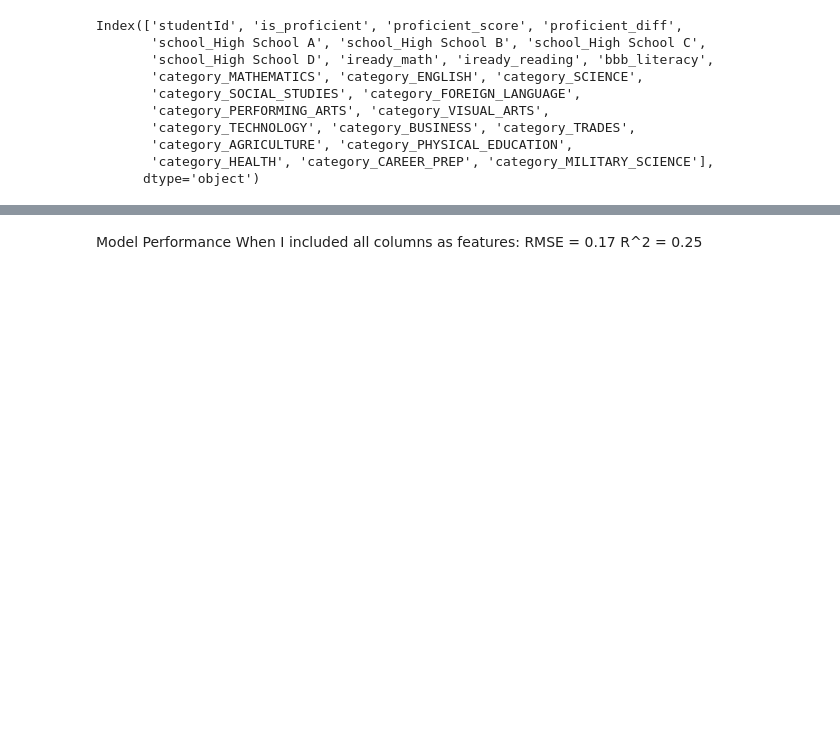
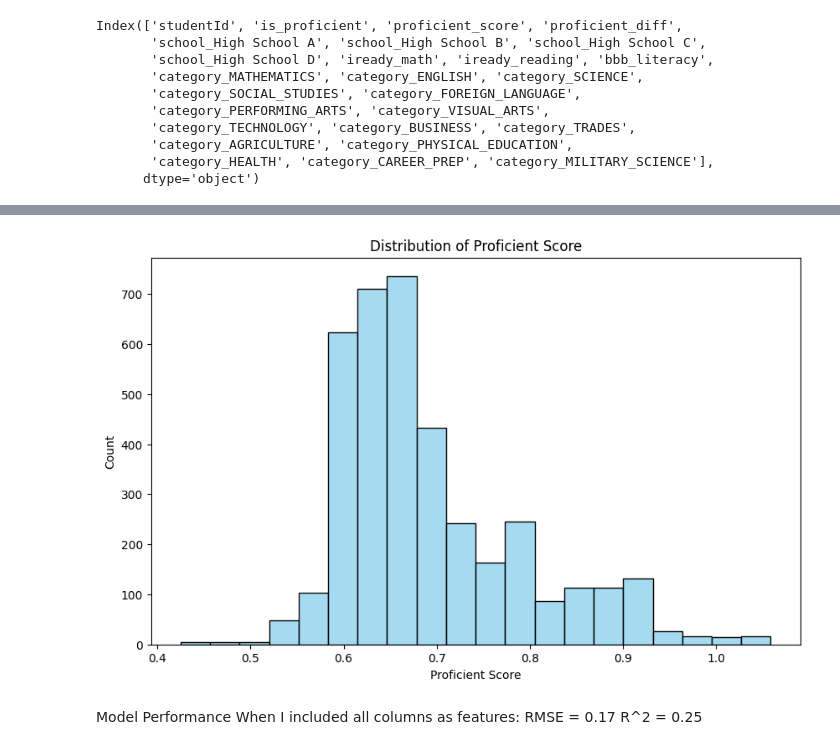
Before and after one commit to level-data-1a/predicting-proficiency, a Jupyter notebook: LinearRegression.ipynb, the cells around one changed output, grey strips where cells are left out. Saved outputs shown, nothing was run; the diff lists cells and outputs as text; code cells hidden in the pictures; blank space fills up the shorter version.

```diff
--- a/LinearRegression.ipynb
+++ b/LinearRegression.ipynb
@@ -102,3 +173,12 @@ RMSE =   0.08
+# %%
+plt.figure(figsize=(10, 6))
+sns.histplot(actMath11_df['proficient_score'], bins=20, kde=False, color='skyblue')  # You can adjust bins as necessary
+plt.title('Distribution of Proficient Score')
+plt.xlabel('Proficient Score')
+plt.ylabel('Count')
+plt.show()
+# %% [output]
+[figure, added]
 # %% [markdown]
 Model Performance When I included all columns as features:
 RMSE = 0.17
```
Also changed, not shown: parts of 40 cells of this notebook, 8 other files.
